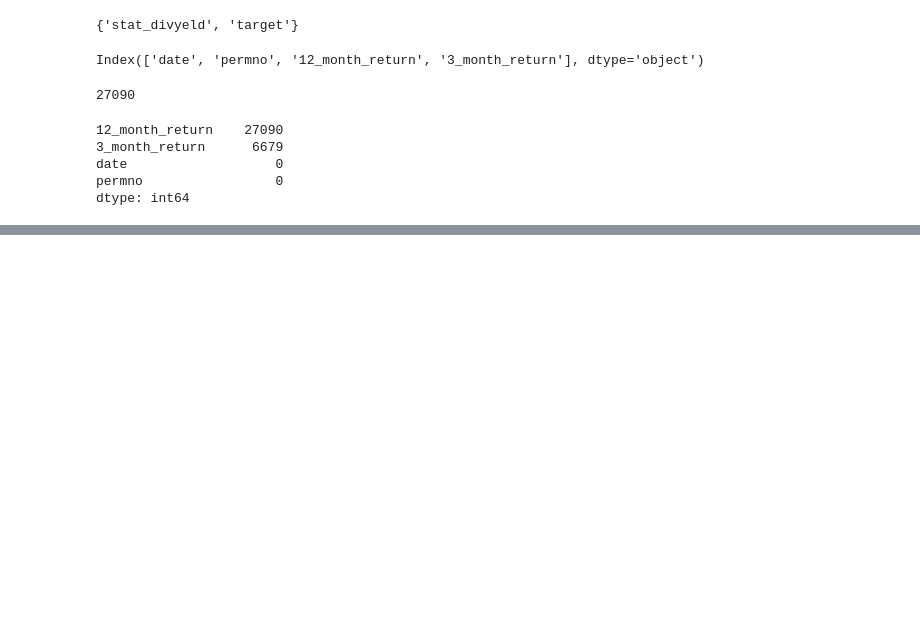
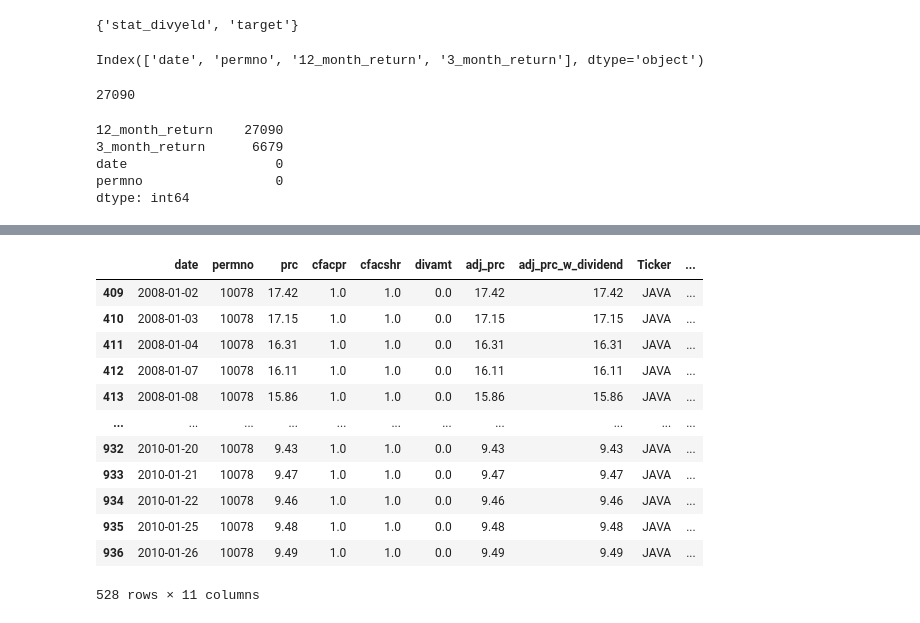
Before and after one commit to NotFrancee/bsic_hephaestus_paper, a Jupyter notebook: src/feature_selection/dataset_to_use.ipynb, the cells around one changed output, grey strips where cells are left out. Drawn from its saved outputs; the diff is of its cells as text; code cells hidden in the pictures; blank space fills up the shorter version.

```diff
--- a/src/feature_selection/dataset_to_use.ipynb
+++ b/src/feature_selection/dataset_to_use.ipynb
@@ -110,0 +117,2 @@ definitive_dataset.to_csv('../../data/definitive_dataset.csv', index=False)
+# %%
+price_data = pd.read_csv('../../data/backtest_prices.csv')
@@ -110,0 +163,29 @@ definitive_dataset.to_csv('../../data/definitive_dataset.csv', index=False)
+# %%
+# calculate the RSI for price_data
+def calculate_RSI(data: pd.DataFrame, price_col: str, window: int):
+    data.sort_values('date', inplace=True)
+    # calculate the change up and change down
+    change = data[price_col].diff()
+    change_up, change_down = change.copy(), change.copy()
+    change_up[change_up < 0] = 0
+    change_down[change_down > 0] = 0
+
+    # check we did not make mistakes
+    assert change.equals(change_up + change_down)
+
+    # calculate EWMAs
+    avg_up = change_up.ewm(span=window, adjust=False).mean()
+    avg_down = change_down.ewm(span=window, adjust=False).mean().abs()
+
+    # calculate RSI
+    rsi = 100 * avg_up / (avg_up + avg_down)
+    data["rsi"] = rsi
+    # mask = data["permno"] != data["permno"].shift(1)
+    # data.loc[mask, "rsi"] = np.nan
+    return data
+
+price_data = price_data.groupby('permno').apply(calculate_RSI, price_col='adj_prc', window=14)
+price_data.reset_index(drop=True, inplace=True)
+
+# merge price_data with definitive_dataset on 'date' and 'permno'
+definitive_dataset = pd.merge(definitive_dataset, price_data[['date', 'permno', 'rsi']], on=['date', 'permno'], how='left')
@@ -110,0 +297,16 @@ definitive_dataset.to_csv('../../data/definitive_dataset.csv', index=False)
+# %%
+price_data[(price_data['permno'] == 10078)&(price_data['date'] >= '2008-01-01')]
+# %% [output]
+|  | date | permno | prc | cfacpr | cfacshr | divamt | adj_prc | adj_prc_w_dividend | Ticker | ... |
+| 409 | 2008-01-02 | 10078 | 17.42 | 1.0 | 1.0 | 0.0 | 17.42 | 17.42 | JAVA | ... |
+| 410 | 2008-01-03 | 10078 | 17.15 | 1.0 | 1.0 | 0.0 | 17.15 | 17.15 | JAVA | ... |
+| 411 | 2008-01-04 | 10078 | 16.31 | 1.0 | 1.0 | 0.0 | 16.31 | 16.31 | JAVA | ... |
+| 412 | 2008-01-07 | 10078 | 16.11 | 1.0 | 1.0 | 0.0 | 16.11 | 16.11 | JAVA | ... |
+| 413 | 2008-01-08 | 10078 | 15.86 | 1.0 | 1.0 | 0.0 | 15.86 | 15.86 | JAVA | ... |
+| ... | ... | ... | ... | ... | ... | ... | ... | ... | ... | ... |
+| 932 | 2010-01-20 | 10078 | 9.43 | 1.0 | 1.0 | 0.0 | 9.43 | 9.43 | JAVA | ... |
+| 933 | 2010-01-21 | 10078 | 9.47 | 1.0 | 1.0 | 0.0 | 9.47 | 9.47 | JAVA | ... |
+| 934 | 2010-01-22 | 10078 | 9.46 | 1.0 | 1.0 | 0.0 | 9.46 | 9.46 | JAVA | ... |
+| 935 | 2010-01-25 | 10078 | 9.48 | 1.0 | 1.0 | 0.0 | 9.48 | 9.48 | JAVA | ... |
+| 936 | 2010-01-26 | 10078 | 9.49 | 1.0 | 1.0 | 0.0 | 9.49 | 9.49 | JAVA | ... |
+528 rows × 11 columns
```
Also changed, not shown: parts of 17 cells of this notebook.
